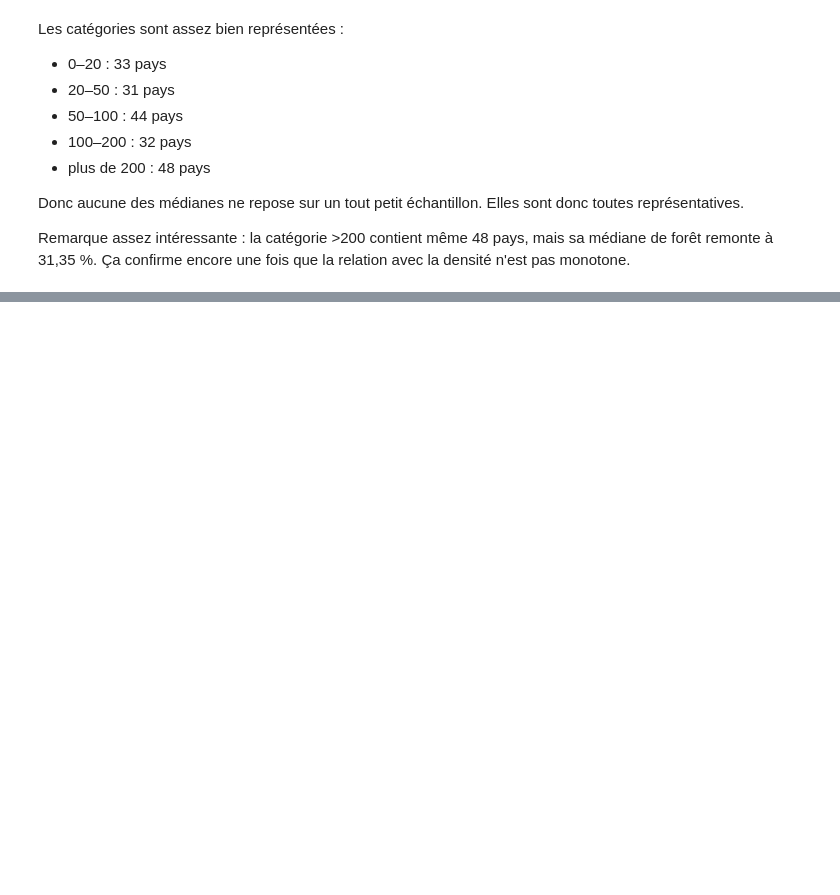
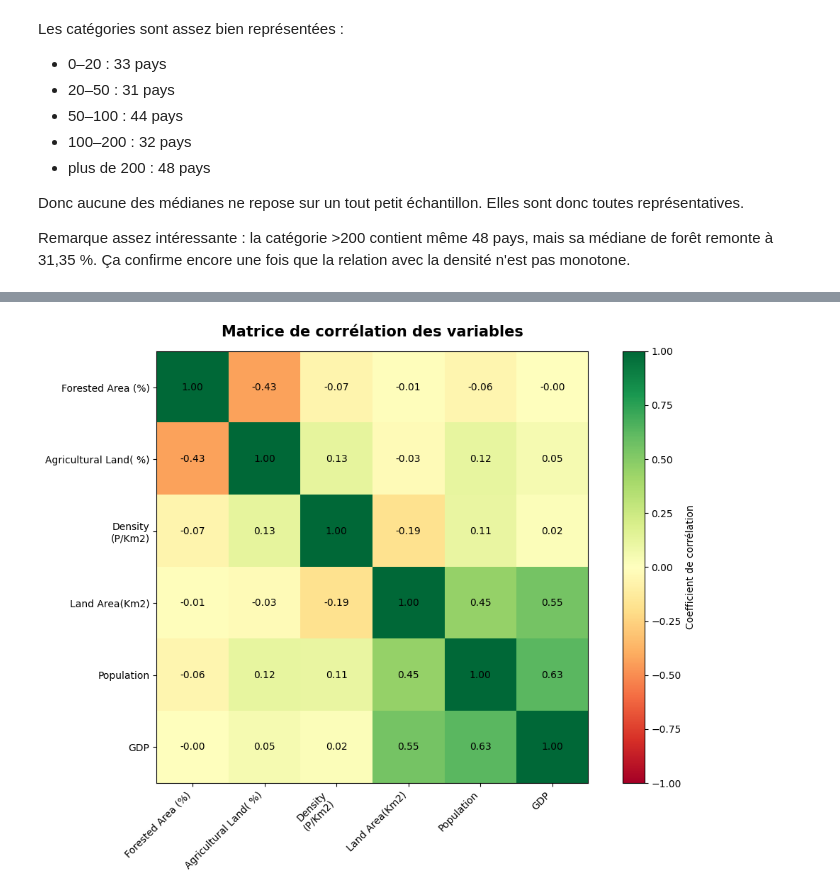
Before and after one commit to Sebastien-Luc-Soncini/Projet-Fil-Rouge-Foret, a Jupyter notebook: foret.ipynb, the cells around one changed output, grey strips where cells are left out. Saved outputs shown, nothing was run; the diff lists cells and outputs as text; code cells hidden in the pictures; blank space fills up the shorter version.

```diff
--- a/foret.ipynb
+++ b/foret.ipynb
@@ -1166,0 +1355,11 @@ Remarque assez intéressante : la catégorie >200 contient même 48 pays, mais s
+# %%
+variables = [
+    "Forested Area (%)",
+    "Agricultural Land( %)",
+    "Density\n(P/Km2)",
+    "Land Area(Km2)",
+    "Population",
+    "GDP"
+]
+
+correlations = df[variables].corr()
@@ -1166,0 +1384,52 @@ Remarque assez intéressante : la catégorie >200 contient même 48 pays, mais s
+# %%
+
+plt.figure(figsize=(11, 8))
+
+image = plt.imshow(
+    correlations,
+    cmap="RdYlGn",
+    vmin=-1,
+    vmax=1
+)
+
+# Noms des variables sur les axes
+plt.xticks(
+    range(len(variables)),
+    variables,
+    rotation=45,
+    ha="right"
+)
+
+plt.yticks(
+    range(len(variables)),
+    variables
+)
+
+# Valeurs des corrélations dans chaque case
+for i in range(len(variables)):
+    for j in range(len(variables)):
+        valeur = correlations.iloc[i, j]
+
+        plt.text(
+            j, i,
+            f"{valeur:.2f}",
+            ha="center",
+            va="center",
+            color="black",
+            fontsize=10
+        )
+
+# Barre de couleurs
+plt.colorbar(image, label="Coefficient de corrélation")
+
+plt.title(
+    "Matrice de corrélation des variables",
+    fontsize=15,
+    fontweight="bold",
+    pad=15
+)
+
+plt.tight_layout()
+plt.show()
+# %% [output]
+[figure, added]
```
Also changed, not shown: parts of 48 cells of this notebook.
